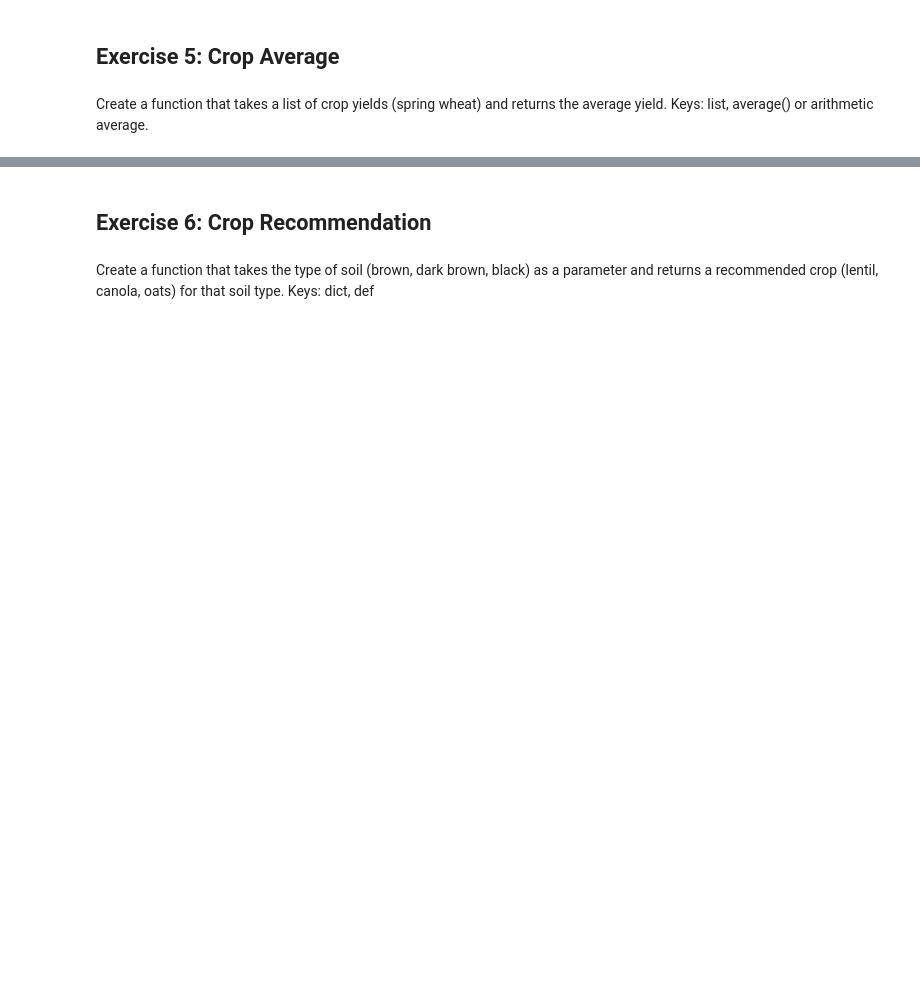
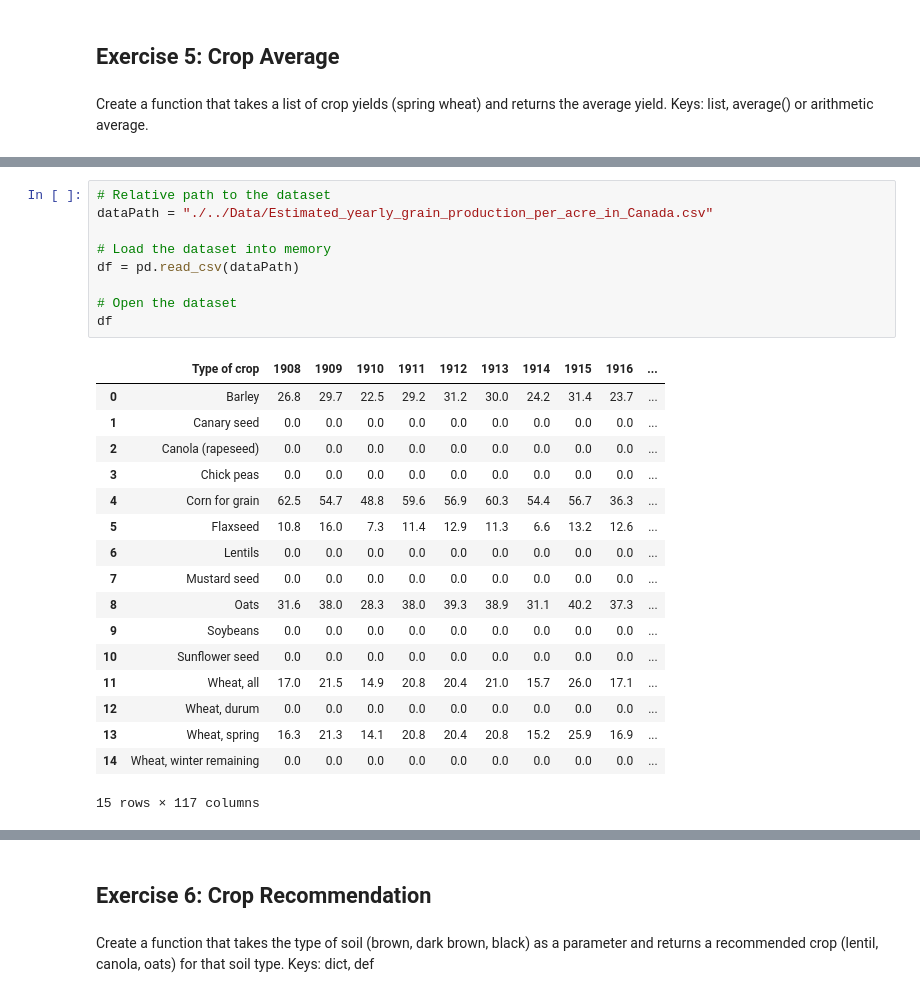
Before and after one commit to iacisme/paletteskills_assignments, a Jupyter notebook: Assignments/Assignment_1.ipynb, the cells around one changed output, grey strips where cells are left out. Saved outputs shown, nothing was run; the diff lists cells and outputs as text; blank space fills up the shorter version.

```diff
--- a/Assignments/Assignment_1.ipynb
+++ b/Assignments/Assignment_1.ipynb
@@ -165,0 +265,27 @@ Create a function that takes a list of crop yields (spring wheat) and returns th
+# %%
+# Relative path to the dataset
+dataPath = "./../Data/Estimated_yearly_grain_production_per_acre_in_Canada.csv"
+
+# Load the dataset into memory
+df = pd.read_csv(dataPath)
+
+# Open the dataset
+df
+# %% [output]
+|  | Type of crop | 1908 | 1909 | 1910 | 1911 | 1912 | 1913 | 1914 | 1915 | 1916 | ... |
+| 0 | Barley | 26.8 | 29.7 | 22.5 | 29.2 | 31.2 | 30.0 | 24.2 | 31.4 | 23.7 | ... |
+| 1 | Canary seed | 0.0 | 0.0 | 0.0 | 0.0 | 0.0 | 0.0 | 0.0 | 0.0 | 0.0 | ... |
+| 2 | Canola (rapeseed) | 0.0 | 0.0 | 0.0 | 0.0 | 0.0 | 0.0 | 0.0 | 0.0 | 0.0 | ... |
+| 3 | Chick peas | 0.0 | 0.0 | 0.0 | 0.0 | 0.0 | 0.0 | 0.0 | 0.0 | 0.0 | ... |
+| 4 | Corn for grain | 62.5 | 54.7 | 48.8 | 59.6 | 56.9 | 60.3 | 54.4 | 56.7 | 36.3 | ... |
+| 5 | Flaxseed | 10.8 | 16.0 | 7.3 | 11.4 | 12.9 | 11.3 | 6.6 | 13.2 | 12.6 | ... |
+| 6 | Lentils | 0.0 | 0.0 | 0.0 | 0.0 | 0.0 | 0.0 | 0.0 | 0.0 | 0.0 | ... |
+| 7 | Mustard seed | 0.0 | 0.0 | 0.0 | 0.0 | 0.0 | 0.0 | 0.0 | 0.0 | 0.0 | ... |
+| 8 | Oats | 31.6 | 38.0 | 28.3 | 38.0 | 39.3 | 38.9 | 31.1 | 40.2 | 37.3 | ... |
+| 9 | Soybeans | 0.0 | 0.0 | 0.0 | 0.0 | 0.0 | 0.0 | 0.0 | 0.0 | 0.0 | ... |
+| 10 | Sunflower seed | 0.0 | 0.0 | 0.0 | 0.0 | 0.0 | 0.0 | 0.0 | 0.0 | 0.0 | ... |
+| 11 | Wheat, all | 17.0 | 21.5 | 14.9 | 20.8 | 20.4 | 21.0 | 15.7 | 26.0 | 17.1 | ... |
+| 12 | Wheat, durum | 0.0 | 0.0 | 0.0 | 0.0 | 0.0 | 0.0 | 0.0 | 0.0 | 0.0 | ... |
+| 13 | Wheat, spring | 16.3 | 21.3 | 14.1 | 20.8 | 20.4 | 20.8 | 15.2 | 25.9 | 16.9 | ... |
+| 14 | Wheat, winter remaining | 0.0 | 0.0 | 0.0 | 0.0 | 0.0 | 0.0 | 0.0 | 0.0 | 0.0 | ... |
+15 rows × 117 columns
```
Also changed, not shown: parts of 29 cells of this notebook, 7 other files.
